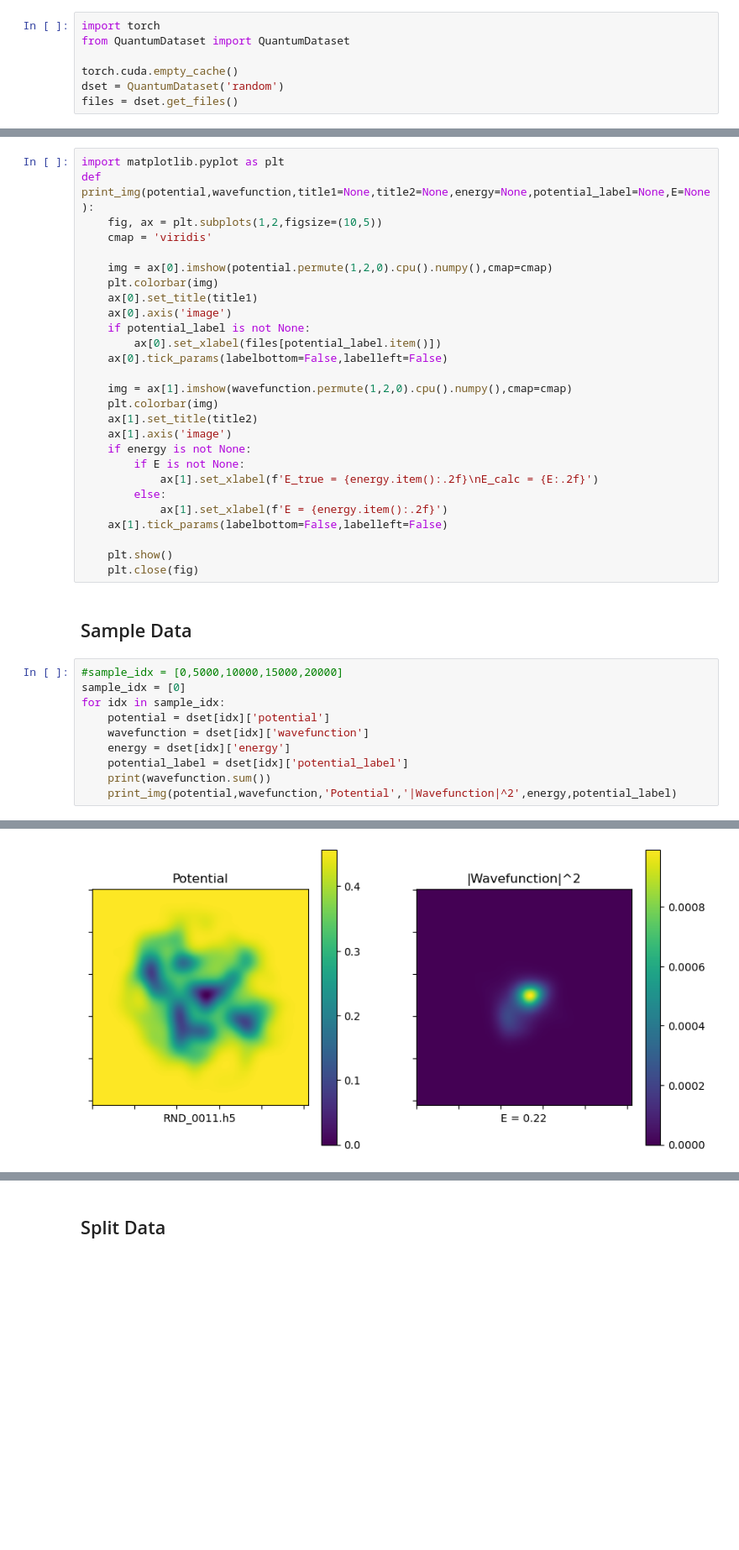
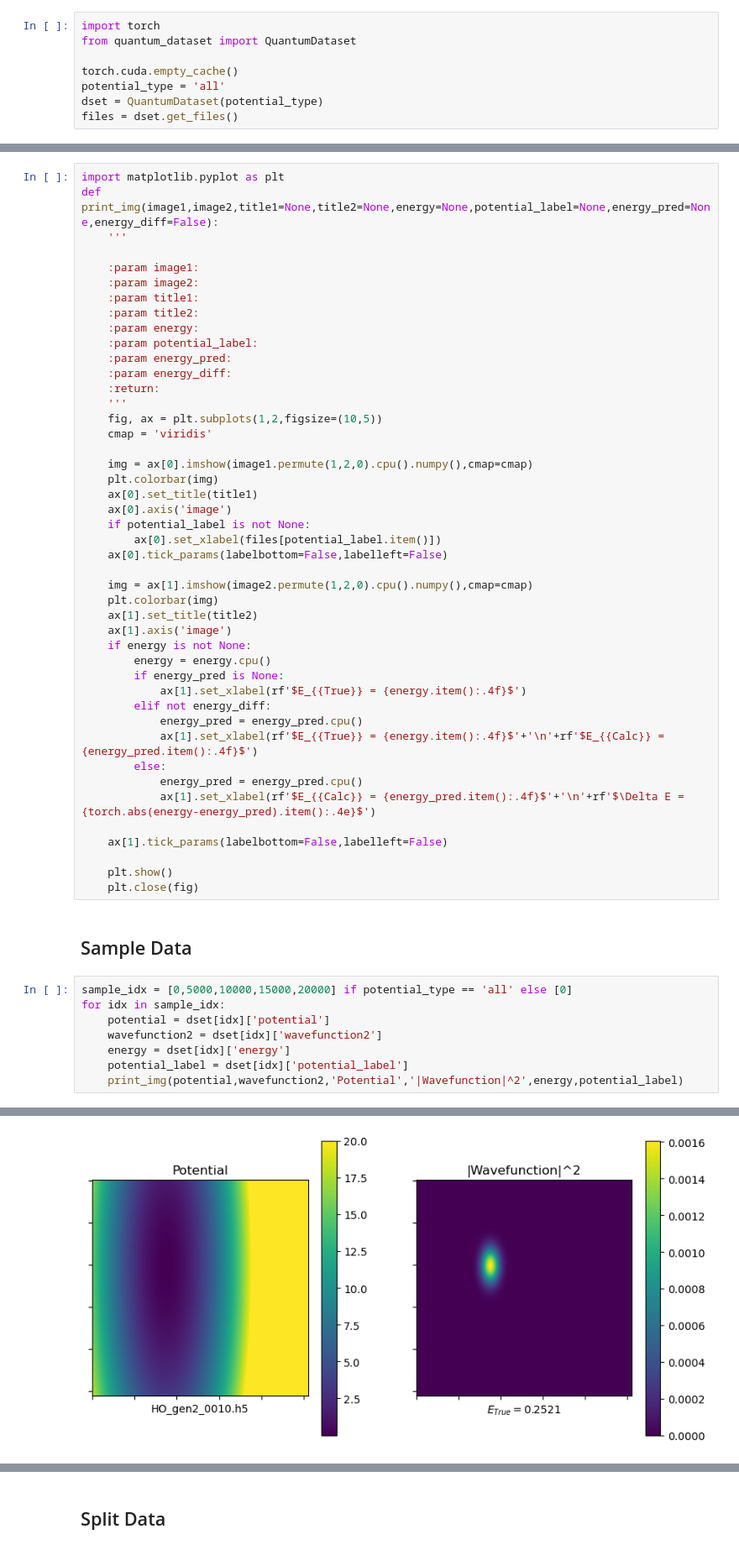
Before and after one commit to jonahmougoue/Quantum-ML-Models, a Jupyter notebook: potential_guess.ipynb, the cells around one changed output, grey strips where cells are left out. Shown at 84% size. Cells and saved outputs as stored; diff of their text form; blank space fills up the shorter version.

```diff
--- a/potential_guess.ipynb
+++ b/potential_guess.ipynb
@@ -8,9 +8,10 @@ Data from https://nrc-digital-repository.canada.ca/eng/view/object/?id=1343ae23-
 Paper: https://journals.aps.org/pra/abstract/10.1103/PhysRevA.96.042113
 # %%
 import torch
-from QuantumDataset import QuantumDataset
+from quantum_dataset import QuantumDataset
 
 torch.cuda.empty_cache()
-dset = QuantumDataset('random')
+potential_type = 'all'
+dset = QuantumDataset(potential_type)
 files = dset.get_files()
 # %% [output]
@@ -23,11 +36,23 @@ wavefunction: (5000, 1, 256, 256)
 ## Image Plotting Function
 # %%
 import matplotlib.pyplot as plt
-def print_img(potential,wavefunction,title1=None,title2=None,energy=None,potential_label=None,E=None):
+def print_img(image1,image2,title1=None,title2=None,energy=None,potential_label=None,energy_pred=None,energy_diff=False):
+    '''
+
+    :param image1:
+    :param image2:
+    :param title1:
+    :param title2:
+    :param energy:
+    :param potential_label:
+    :param energy_pred:
+    :param energy_diff:
+    :return:
+    '''
     fig, ax = plt.subplots(1,2,figsize=(10,5))
     cmap = 'viridis'
 
-    img = ax[0].imshow(potential.permute(1,2,0).cpu().numpy(),cmap=cmap)
+    img = ax[0].imshow(image1.permute(1,2,0).cpu().numpy(),cmap=cmap)
     plt.colorbar(img)
     ax[0].set_title(title1)
     ax[0].axis('image')
@@ -35,15 +60,21 @@ def print_img(potential,wavefunction,title1=None,title2=None,energy=None,potenti
         ax[0].set_xlabel(files[potential_label.item()])
     ax[0].tick_params(labelbottom=False,labelleft=False)
 
-    img = ax[1].imshow(wavefunction.permute(1,2,0).cpu().numpy(),cmap=cmap)
+    img = ax[1].imshow(image2.permute(1,2,0).cpu().numpy(),cmap=cmap)
     plt.colorbar(img)
     ax[1].set_title(title2)
     ax[1].axis('image')
     if energy is not None:
-        if E is not None:
-            ax[1].set_xlabel(f'E_true = {energy.item():.2f}\nE_calc = {E:.2f}')
+        energy = energy.cpu()
+        if energy_pred is None:
+            ax[1].set_xlabel(rf'$E_{{True}} = {energy.item():.4f}$')
+        elif not energy_diff:
+            energy_pred = energy_pred.cpu()
+            ax[1].set_xlabel(rf'$E_{{True}} = {energy.item():.4f}$'+'\n'+rf'$E_{{Calc}} = {energy_pred.item():.4f}$')
         else:
-            ax[1].set_xlabel(f'E = {energy.item():.2f}')
+            energy_pred = energy_pred.cpu()
+            ax[1].set_xlabel(rf'$E_{{Calc}} = {energy_pred.item():.4f}$'+'\n'+rf'$\Delta E = {torch.abs(energy-energy_pred).item():.4e}$')
+
     ax[1].tick_params(labelbottom=False,labelleft=False)
 
     plt.show()
@@ -51,13 +82,11 @@ def print_img(potential,wavefunction,title1=None,title2=None,energy=None,potenti
 # %% [markdown]
 ## Sample Data
 # %%
-#sample_idx = [0,5000,10000,15000,20000]
-sample_idx = [0]
+sample_idx = [0,5000,10000,15000,20000] if potential_type == 'all' else [0]
 for idx in sample_idx:
     potential = dset[idx]['potential']
-    wavefunction = dset[idx]['wavefunction']
+    wavefunction2 = dset[idx]['wavefunction2']
     energy = dset[idx]['energy']
     potential_label = dset[idx]['potential_label']
-    print(wavefunction.sum())
-    print_img(potential,wavefunction,'Potential','|Wavefunction|^2',energy,potential_label)
+    print_img(potential,wavefunction2,'Potential','|Wavefunction|^2',energy,potential_label)
 # %% [output]
@@ -65 +93 @@ tensor(1.)
-[figure, old version]
+[figure, new version]
```
Also changed, not shown: parts of 19 cells of this notebook, 1 other file.
